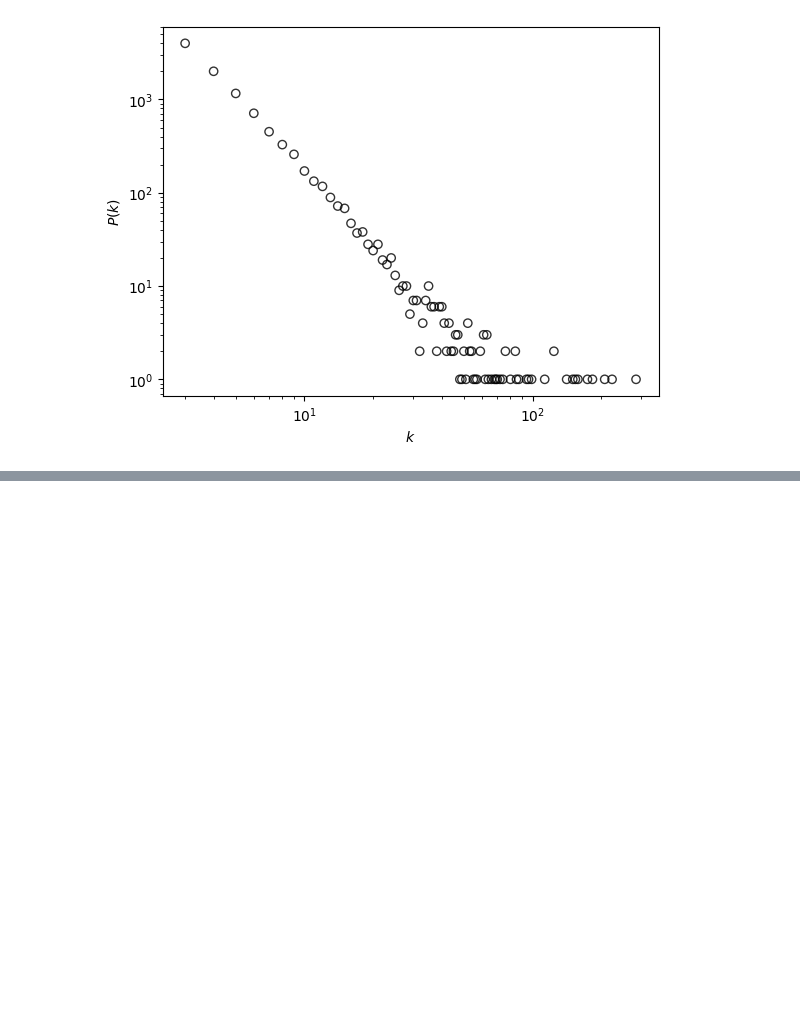
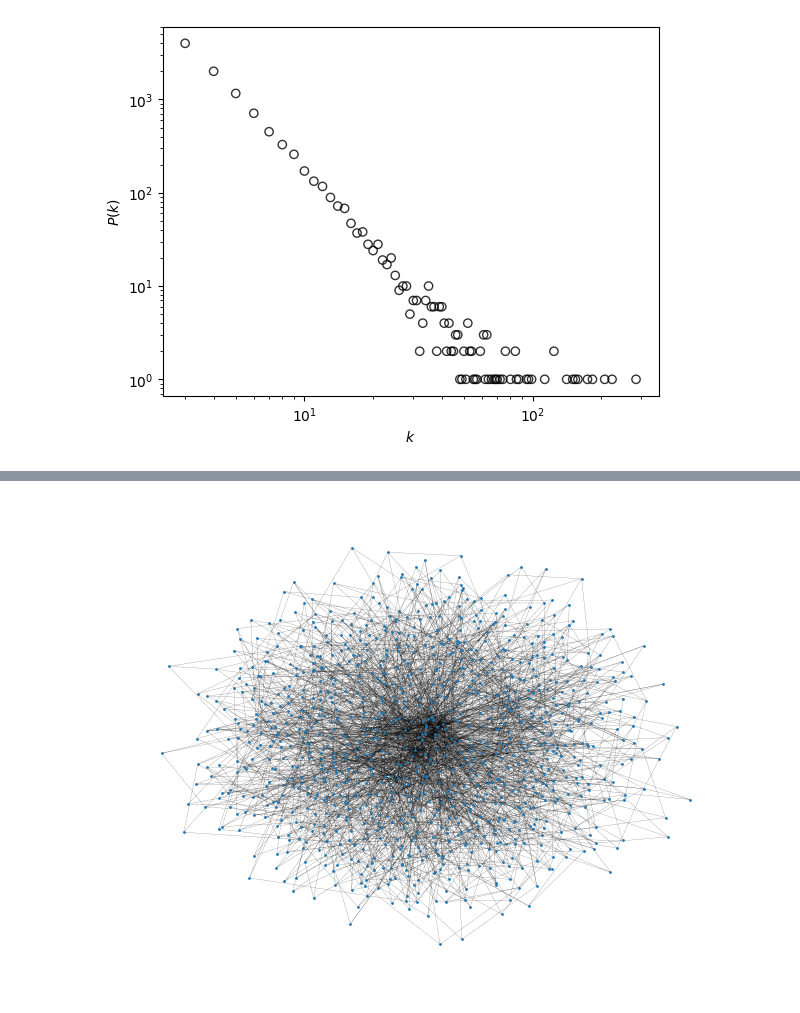
Before and after one commit to GitKalo/ba_networks, a Jupyter notebook: ba_model.ipynb, the cells around one changed output, grey strips where cells are left out. Drawn from its saved outputs; the diff is of its cells as text; code cells hidden in the pictures; blank space fills up the shorter version.

```diff
--- a/ba_model.ipynb
+++ b/ba_model.ipynb
@@ -71,0 +88,4 @@ plt.yscale('log')
+# %%
+nx.draw(G, pos= pos_spring, node_size=1, width=0.1)
+# %% [output]
+[figure, added]
```
Also changed, not shown: parts of 11 cells of this notebook, 2 other files.
